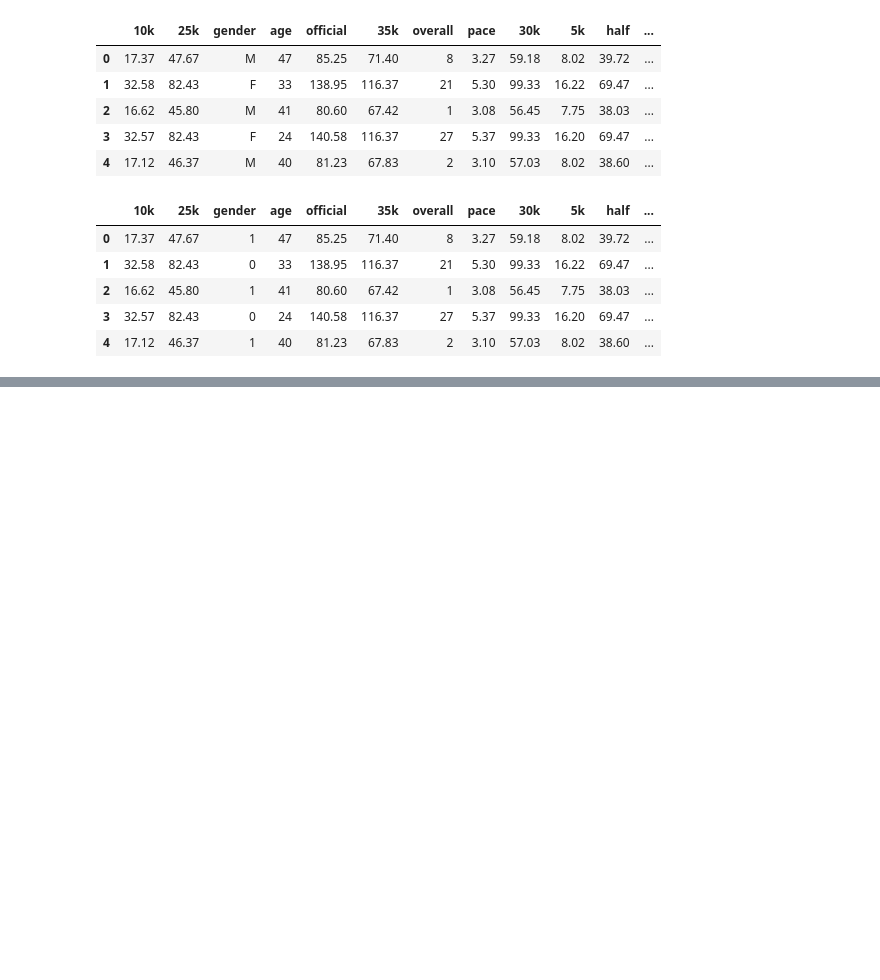
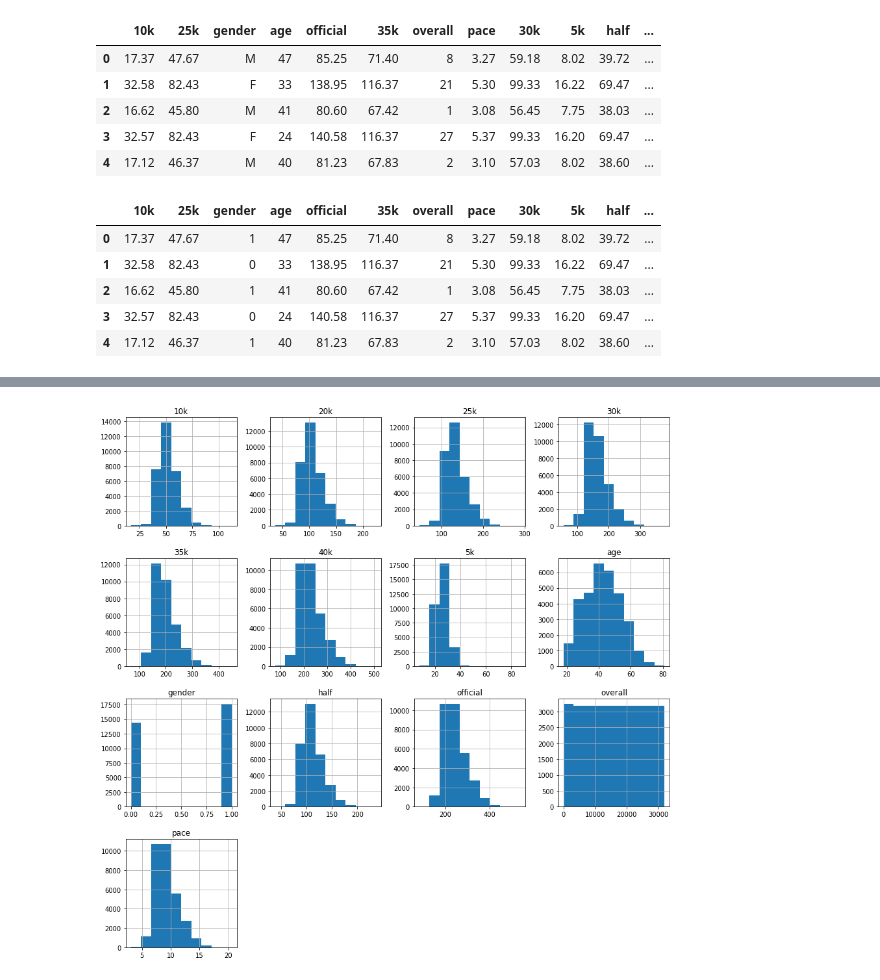
Before and after one commit to timothywallaby/thinkfulchallenge, a Jupyter notebook: BostonMarathonClustering.ipynb, the cells around one changed output, grey strips where cells are left out. Saved outputs shown, nothing was run; the diff lists cells and outputs as text; code cells hidden in the pictures; blank space fills up the shorter version.

```diff
--- a/BostonMarathonClustering.ipynb
+++ b/BostonMarathonClustering.ipynb
@@ -80,0 +103,5 @@ df.head()
+# %%
+strings = ['10k', '25k', '35k', '30k', '5k', 'half', '20k', '40k']
+# %%
+for column in strings:
+    df[column] = pd.to_numeric(df[column], errors = 'coerce')
@@ -80,0 +139,7 @@ df.head()
+# %%
+
+df.hist(figsize=(15, 15))
+
+plt.show()
+# %% [output]
+[figure, added]
```
Also changed, not shown: parts of 11 cells of this notebook.
